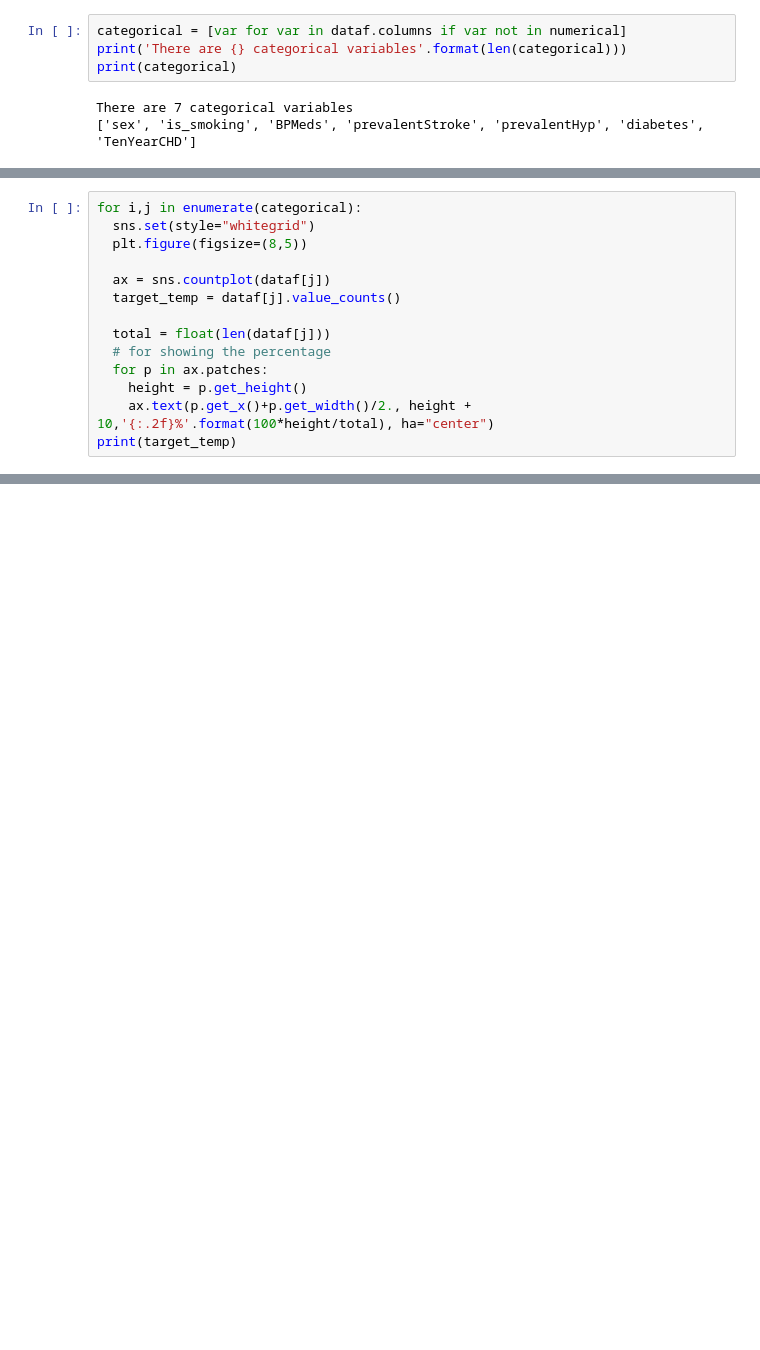
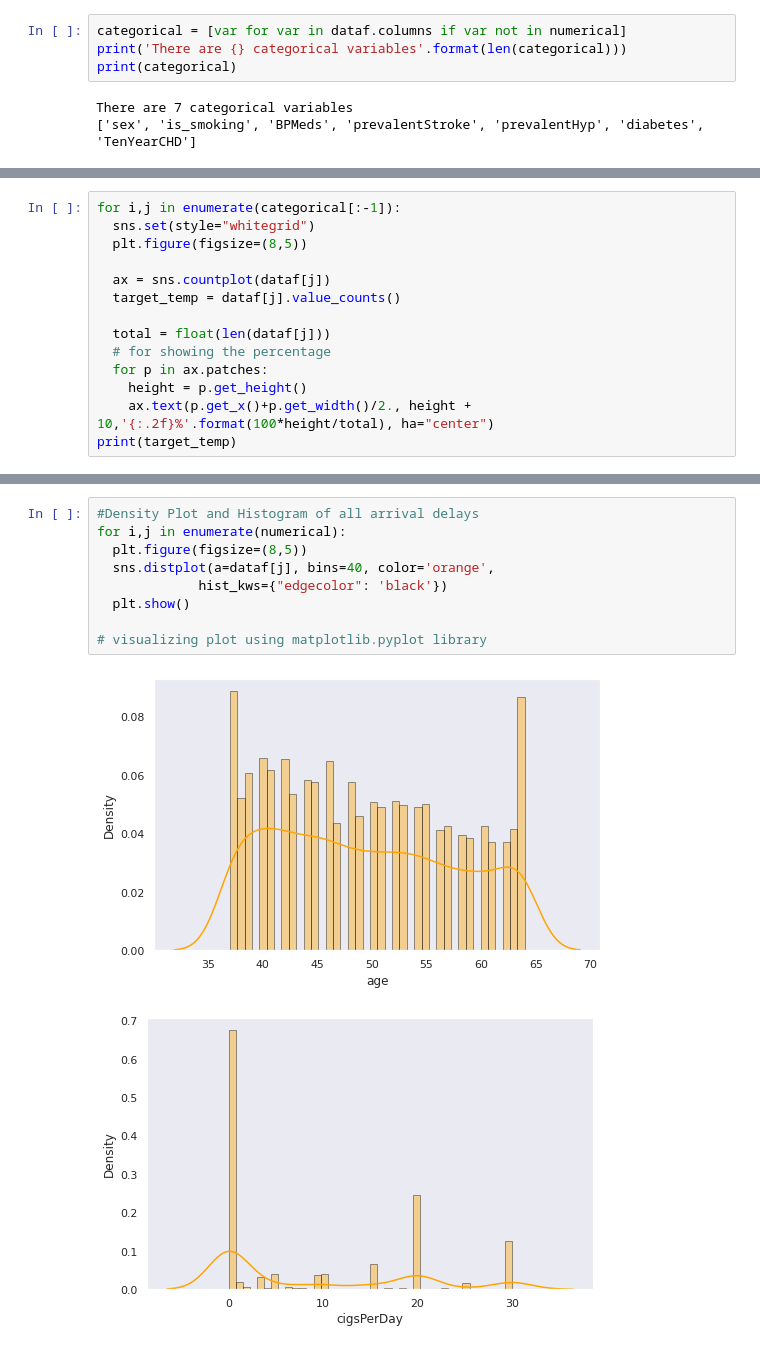
Before and after one commit to guptaprateek98/Capstone_CV_Risk_Prediction, a Jupyter notebook: Capstone_CV_Risk_Prediction.ipynb, the cells around one changed output, grey strips where cells are left out. Cells and saved outputs as stored; diff of their text form; blank space fills up the shorter version.

```diff
--- a/Capstone_CV_Risk_Prediction.ipynb
+++ b/Capstone_CV_Risk_Prediction.ipynb
@@ -263,5 +269,5 @@ TenYearCHD
 # %%
-for i,j in enumerate(categorical):
+for i,j in enumerate(categorical[:-1]):
   sns.set(style="whitegrid")
   plt.figure(figsize=(8,5))
 
@@ -287,0 +293,12 @@ Name: TenYearCHD, dtype: int64
+# %%
+#Density Plot and Histogram of all arrival delays
+for i,j in enumerate(numerical):
+  plt.figure(figsize=(8,5))
+  sns.distplot(a=dataf[j], bins=40, color='orange',
+             hist_kws={"edgecolor": 'black'})
+  plt.show()
+
+# visualizing plot using matplotlib.pyplot library
+# %% [output]
+[figure, added]
+[figure, added]
```
Also changed, not shown: parts of 12 cells of this notebook.
